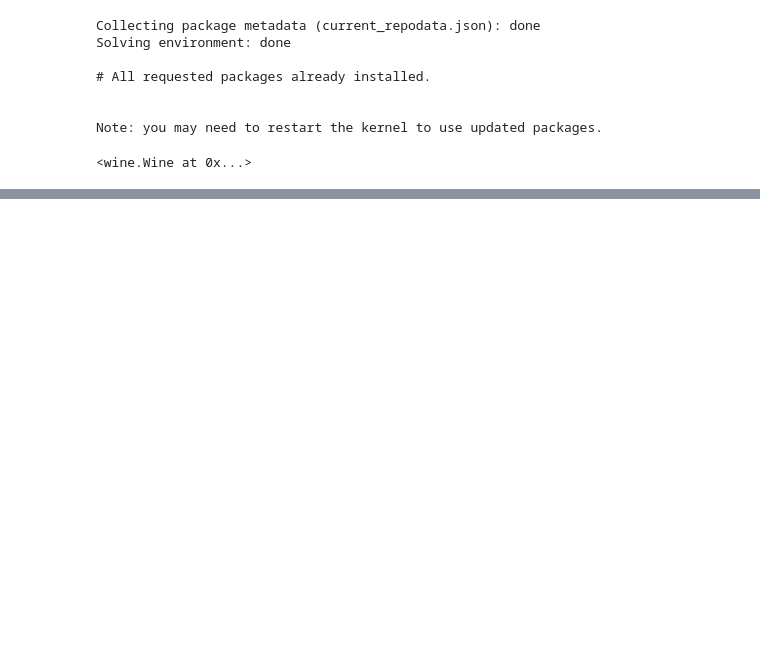
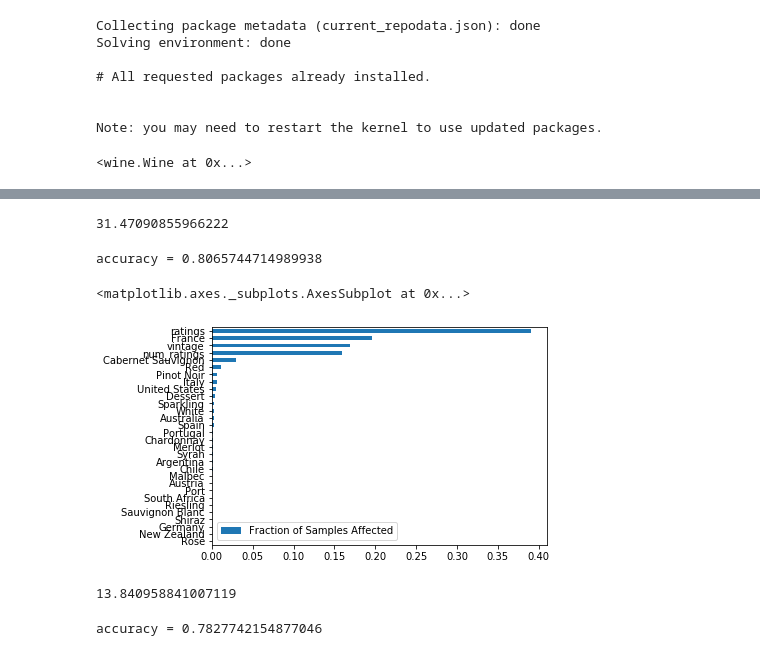
Before and after one commit to yueweng/wine-predictions, a Jupyter notebook: capstone.ipynb, the cells around one changed output, grey strips where cells are left out. Saved outputs shown, nothing was run; the diff lists cells and outputs as text; code cells hidden in the pictures; blank space fills up the shorter version.

```diff
--- a/capstone.ipynb
+++ b/capstone.ipynb
@@ -52,0 +102,10 @@ wine_df.df
+# %%
+final_dummy = wine.combine_dummies(type_dummies, country_dummies, grape_dummies)
+final_dummy
+# import pandas as pd
+# shorten_df = wine_df.drop(columns=['location', 'region', 'image_url', 'reviews'])
+# l = [type_dummies, country_dummies]
+# for a in l:
+#     shorten_df = pd.concat([shorten_df, a], axis=1)
+
+# shorten_df
@@ -52,0 +163,6 @@ wine_df.df
+# %%
+train_data = final_dummy[(final_dummy['price'] > 0.0) & (final_dummy['vintage'] > 0.0)]
+empty_data = final_dummy[(final_dummy['price'] == 0.0) & (final_dummy['vintage'] == 0.0)]
+X = train_data.drop(columns=['price', 'type', 'grapes', 'id', 'title', 'country'])
+y = train_data['price']
+X
@@ -52,0 +251,5 @@ wine_df.df
+# %%
+from sklearn.model_selection import train_test_split
+
+X_train, X_test, y_train, y_test = train_test_split(X, y, test_size=0.33, random_state=42)
+X_train
@@ -52,0 +270,44 @@ wine_df.df
+# %%
+def calculate_rmse(y):
+    mean = y.mean()
+    count = 0
+
+    for ele in y:
+        count += (ele - mean)**2
+
+    return (count/len(y))**(1/2)
+
+calculate_rmse(y_test)
+# %% [output]
+31.47090855966222
+# %%
+rf = RandomForestRegressor(n_estimators=1000,
+                           max_features='auto',
+                           random_state=0)
+rf.fit(X_train, y_train)
+
+# Test Prediction
+pred = rf.predict(X_test)
+# print(f"R2 score = {r2_score(y_test, rf.predict(X_test))}")
+print(f"accuracy = {rf.score(X_test, y_test)}")
+# %% [output]
+accuracy = 0.8065744714989938
+# %%
+feat_scores = pd.DataFrame({'Fraction of Samples Affected' : rf.feature_importances_},
+                           index=X.columns)
+feat_scores = feat_scores.sort_values(by='Fraction of Samples Affected')
+feat_scores.plot(kind='barh')
+# %% [output]
+<matplotlib.axes._subplots.AxesSubplot at 0x...>
+[figure, added]
+# %%
+from sklearn.metrics import mean_squared_error
+
+count = 0
+
+for idx, ele in enumerate(y_test):
+    count += (ele - pred[idx])**2
+
+(count/len(y_test))**(1/2)
+# %% [output]
+13.840958841007119
@@ -52,0 +317,13 @@ wine_df.df
+# %%
+X_train2, X_test2, y_train2, y_test2 = train_test_split(X2, y2, test_size=0.33, random_state=42)
+rf2 = RandomForestRegressor(n_estimators=1000,
+                           max_features='auto',
+                           random_state=0)
+rf2.fit(X_train2, y_train2)
+
+# Test Prediction
+pred2 = rf2.predict(X_test2)
+# print(f"R2 score = {r2_score(y_test, rf.predict(X_test))}")
+print(f"accuracy = {rf2.score(X_test2, y_test2)}")
+# %% [output]
+accuracy = 0.7827742154877046
```
Also changed, not shown: parts of 38 cells of this notebook, 14 other files.
